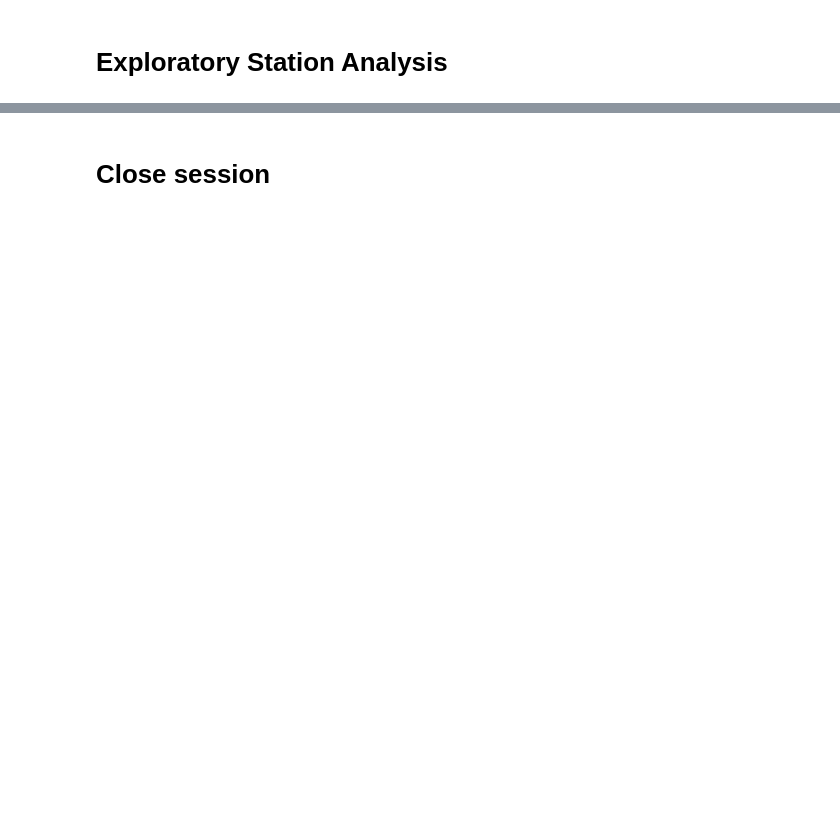
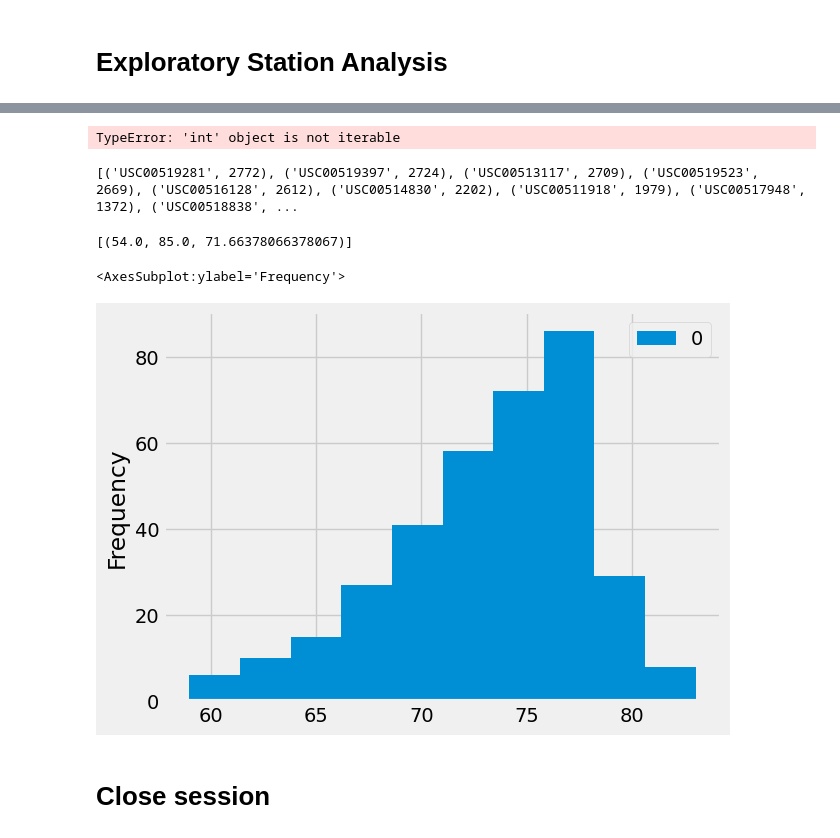
Before and after one commit to kbrantner/sqlalchemy-challenge, a Jupyter notebook: SurfsUp/climate_starter.ipynb, the cells around one changed output, grey strips where cells are left out. Drawn from its saved outputs; the diff is of its cells as text; code cells hidden in the pictures; blank space fills up the shorter version.

```diff
--- a/SurfsUp/climate_starter.ipynb
+++ b/SurfsUp/climate_starter.ipynb
@@ -74,15 +76,5 @@ session = Session(engine)
 # Starting from the most recent data point in the database.
 
 # Calculate the date one year from the last date in data set.
-
-
-# Perform a query to retrieve the data and precipitation scores
-
-
-# Save the query results as a Pandas DataFrame and set the index to the date column
-
-
-# Sort the dataframe by date
-
-
-# Use Pandas Plotting with Matplotlib to plot the data
+year_date = dt.date(2017, 8, 23) - dt.timedelta(days=365)
+print(year_date)
@@ -98,2 +248,18 @@ session = Session(engine)
+# %%
+for x in total_station:
+    print(x.func.count)
+# %% [output]
+TypeError: 'int' object is not iterable
+# %%
+# Design a query to find the most active stations (i.e. what stations have the most rows?)
+# List the stations and the counts in descending order.
+locations = session.query(measurement.station, func.count(measurement.station)).group_by(measurement.station).order_by(func.count(measurement.station).desc()).all()
+print(locations)
+# %% [output]
+[('USC00519281', 2772), ('USC00519397', 2724), ('USC00513117', 2709), ('USC00519523', 2669), ('USC00516128', 2612), ('USC00514830', 2202), ('USC00511918', 1979), ('USC00517948', 1372), ('USC00518838', ...
 # %%
 # Using the most active station id from the previous query, calculate the lowest, highest, and average temperature.
+location_active=session.query(func.min(measurement.tobs), func.max(measurement.tobs), func.avg(measurement.tobs)).filter(measurement.station=="USC00519281").all()
+print(location_active)
+# %% [output]
+[(54.0, 85.0, 71.66378066378067)]
@@ -100,6 +269,13 @@ session = Session(engine)
 # %%
 # Using the most active station id
 # Query the last 12 months of temperature observation data for this station and plot the results as a histogram
+location_year=session.query(measurement.tobs).filter(measurement.station=="USC00519281").filter(measurement.date>=year_date).all()
+location_year_df=pd.DataFrame(location_year)
+# %%
+location_year_df.plot(kind="hist")
+# %% [output]
+<AxesSubplot:ylabel='Frequency'>
+[figure, added]
 # %% [markdown]
 # Close session
 # %%
```
Also changed, not shown: parts of 22 cells of this notebook.
